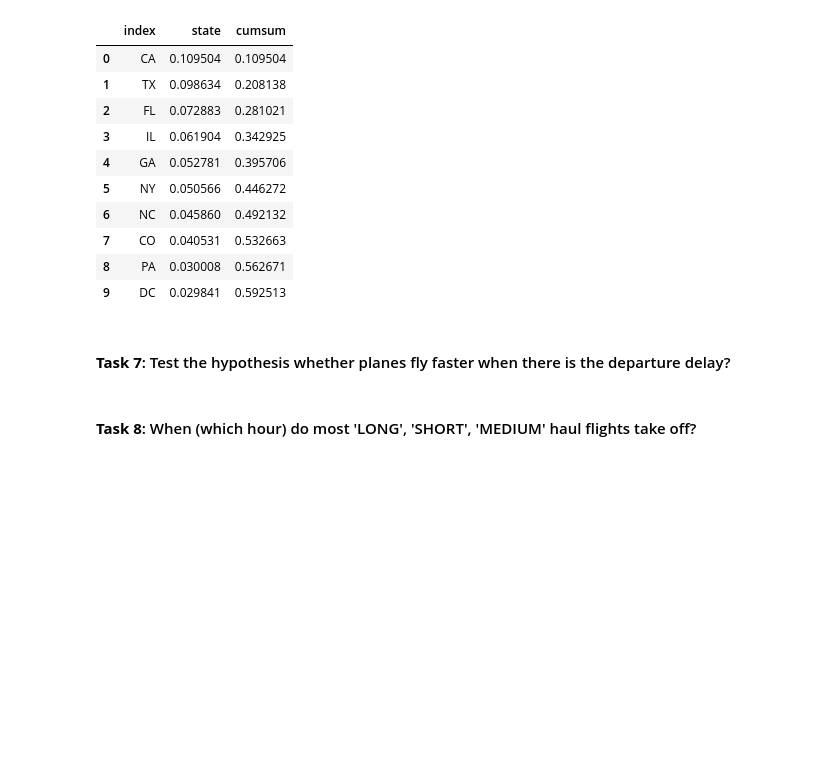
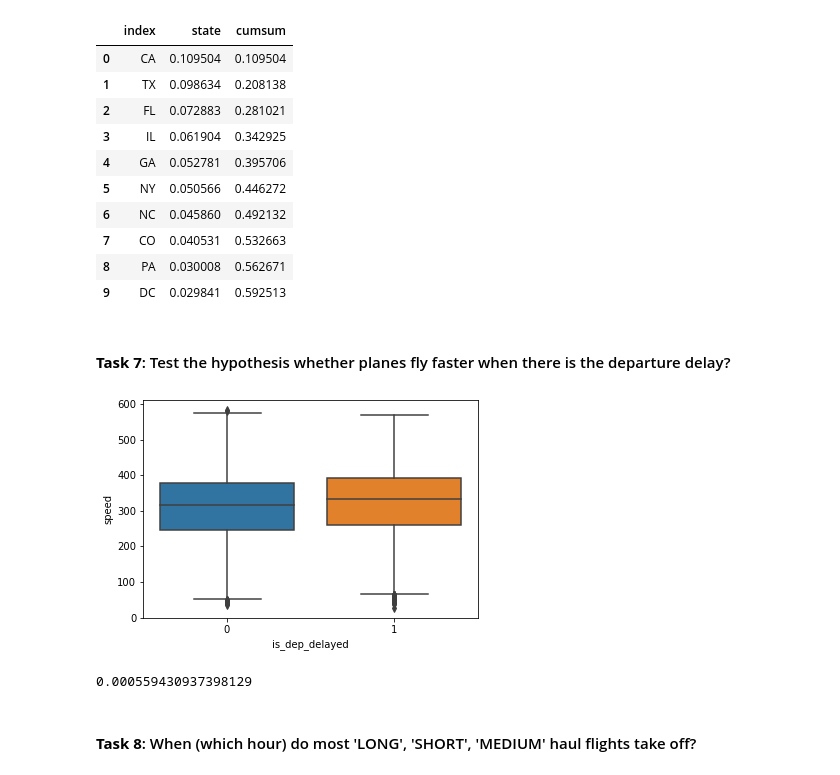
Before and after one commit to elslb/airline_delay_project, a Jupyter notebook: exploratory_analysis.ipynb, the cells around one changed output. Saved outputs shown, nothing was run; the diff lists cells and outputs as text; code cells hidden in the pictures; blank space fills up the shorter version.

```diff
--- a/exploratory_analysis.ipynb
+++ b/exploratory_analysis.ipynb
@@ -316,14 +316,3 @@ state_counts.head(10)
 | 9 | DC | 0.029841 | 0.592513 |
 # %% [markdown]
 #### **Task 7**: Test the hypothesis whether planes fly faster when there is the departure delay?
-# %%
-#df["dep_delay"] = df["dep_delay"][(np.abs(stats.zscore(df["dep_delay"])) < 3)]
-
-df['speed'] = df['distance'] / df['air_time']
-
-#ztest ,pval = stests.ztest(df['bp_before'], x2=None, value=156)
-#print(float(pval))
-#if pval<0.05:
-#    print("reject null hypothesis")
-#else:
-#    print("accept null hypothesis")
@@ -344,0 +319,15 @@ df['speed'] = df['distance'] / df['air_time']
+# %%
+df_plane_speed = df[['distance', 'actual_elapsed_time', 'dep_delay']]
+# %%
+# Using the simple formula Distance = Speed * Time
+# Time is in mins so we divide by 60
+df_plane_speed['speed'] = df_plane_speed['distance'] / (df_plane_speed['actual_elapsed_time']/ 60)
+
+# We want to set up a "Yes/No" condition for the delays to make classification easier
+# Creating a new column with binary values for delay
+df_plane_speed['is_dep_delayed'] = df_plane_speed.apply(lambda row: 1 if row.dep_delay > 0 else 0, axis = 1)
+# %%
+sns.boxplot(data = df_plane_speed, x = 'is_dep_delayed', y = 'speed')
+plt.show()
+# %% [output]
+[figure, added]
@@ -345,3 +341,8 @@ df['speed'] = df['distance'] / df['air_time']
+# %%
+speed_ttest = stats.ttest_ind(speed_w_delay, speed_no_delay)
+speed_ttest.pvalue
+# %% [output]
+0.000559430937398129
 # %% [markdown]
 #### **Task 8**: When (which hour) do most 'LONG', 'SHORT', 'MEDIUM' haul flights take off?
 # %%
```
Also changed, not shown: parts of 3 cells of this notebook.
